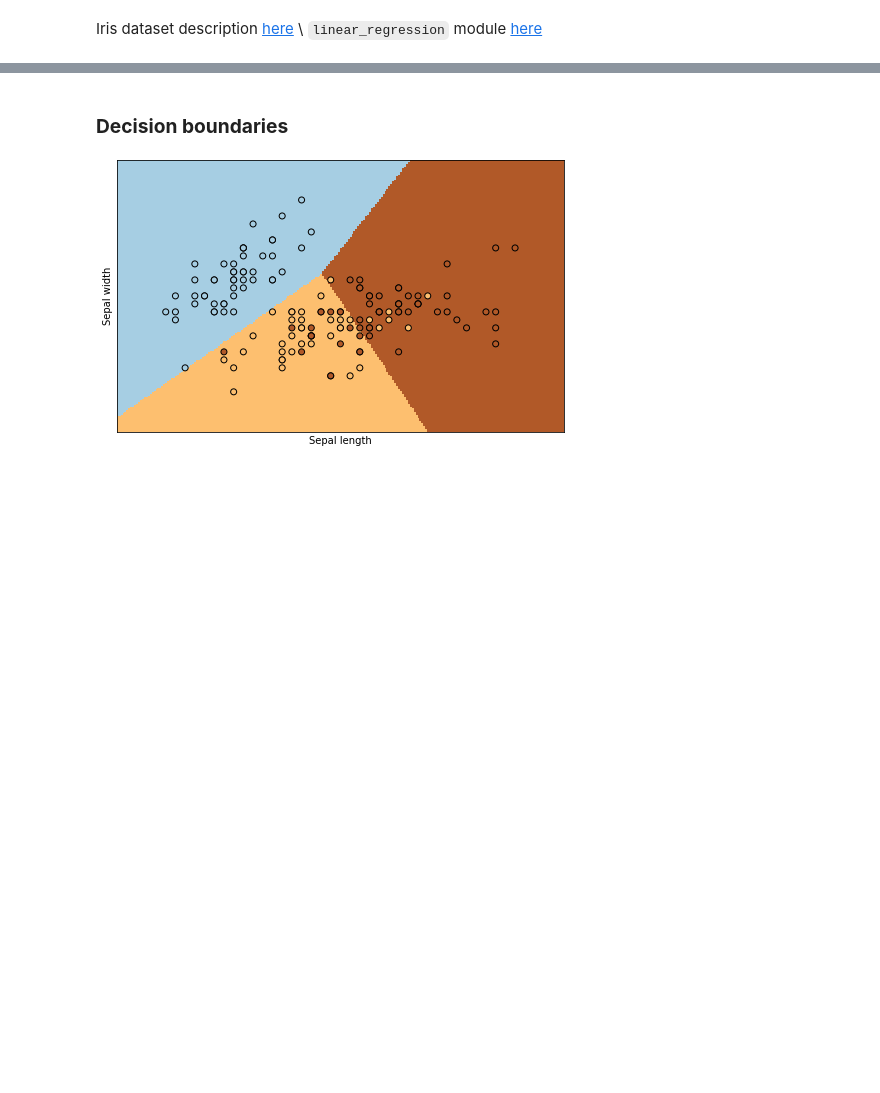
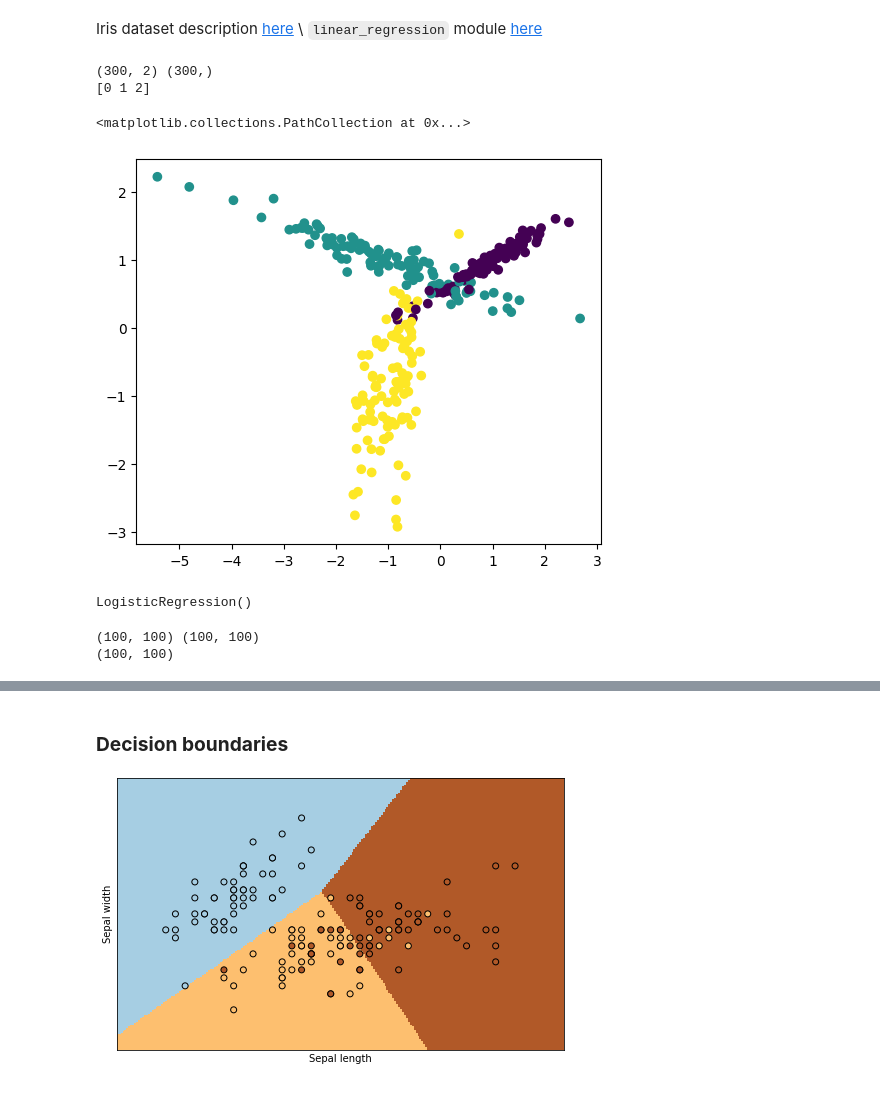
Before and after one commit to VanessaUsma/machine_learning, a Jupyter notebook: Sem_02/Linear_Logistic_Reg.ipynb, the cells around one changed output, grey strips where cells are left out. Saved outputs shown, nothing was run; the diff lists cells and outputs as text; code cells hidden in the pictures; blank space fills up the shorter version.

```diff
--- a/Sem_02/Linear_Logistic_Reg.ipynb
+++ b/Sem_02/Linear_Logistic_Reg.ipynb
@@ -96,0 +121,33 @@ from sklearn.datasets import load_iris # Iris dataset
+# %%
+X, y = make_classification(n_samples=300, n_features= 2, n_informative=2,
+                          n_redundant=0,n_clusters_per_class=1,n_classes=3,random_state = 1)
+print(X.shape,y.shape)
+print(np.unique(y))
+_, ax = plt.subplots(figsize=(6,5))
+ax.scatter(X[:,0], X[:,1], c=y)
+# %% [output]
+(300, 2) (300,)
+[0 1 2]
+<matplotlib.collections.PathCollection at 0x...>
+[figure, added]
+# %%
+logistic_regression = LogisticRegression()
+
+logistic_regression.fit(X, y)
+# %% [output]
+LogisticRegression()
+# %%
+h_min, h_max = X[:,0].min(), X[:,0].max()
+v_min , v_max = X[:,1].min(), X[:,1].max()
+
+h_grid , v_grid = np.meshgrid(np.linspace(h_min , h_max,100), np.linspace(v_min,v_max,100))
+print(h_grid.shape , v_grid.shape)
+
+pred_grid = logistic_regression.predict(np.c_[h_grid.ravel(),v_grid.ravel()])
+pred_grid = pred_grid.reshape(h_grid.shape)
+print(pred_grid.shape)
+
+predictions = logistic_regression.predict(X)
+# %% [output]
+(100, 100) (100, 100)
+(100, 100)
```
Also changed, not shown: parts of 11 cells of this notebook.
